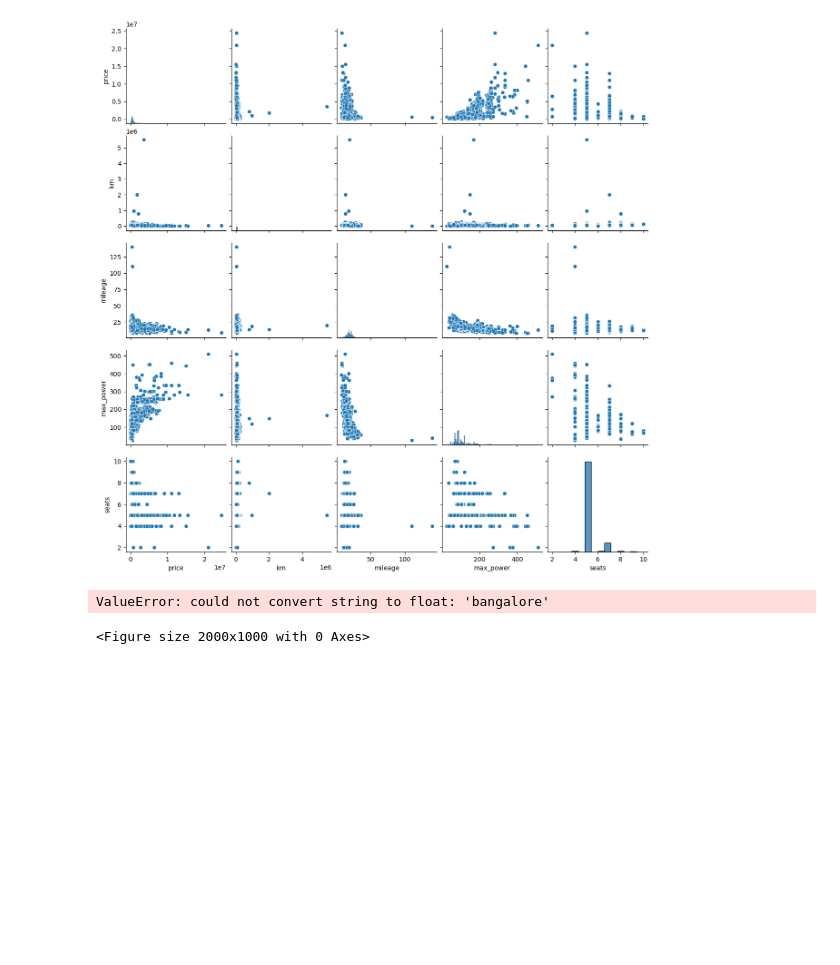
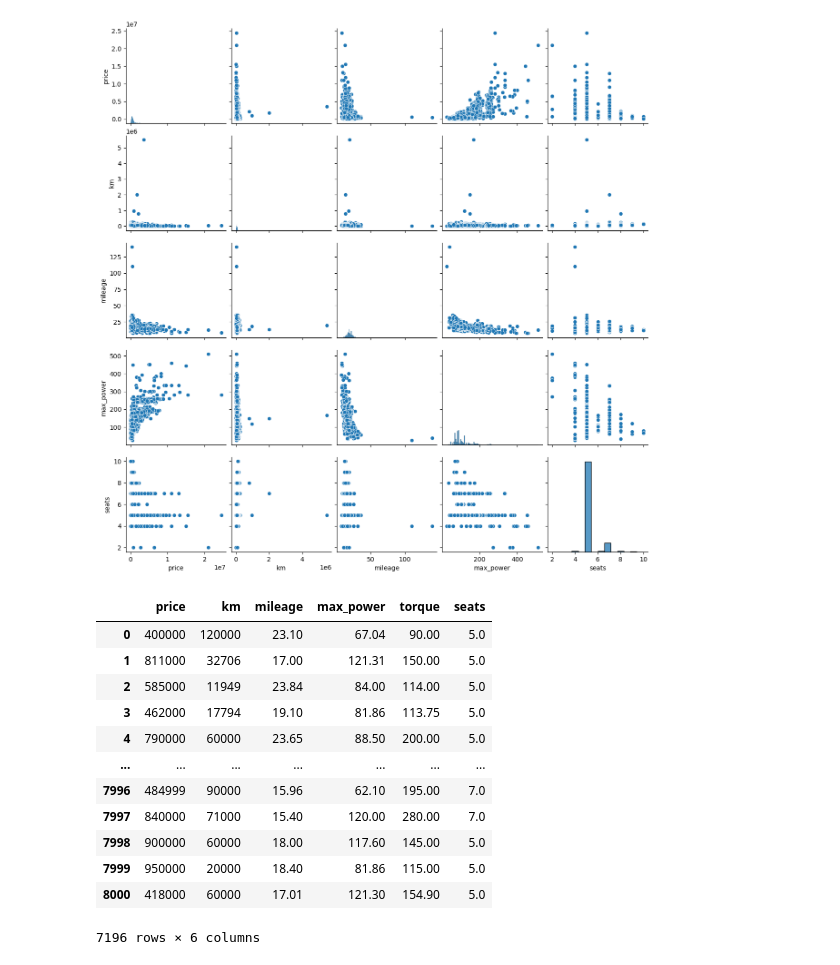
Before and after one commit to gobika21/car-prediction-app, a Jupyter notebook: Car_prediction.ipynb, the cells around one changed output. Cells and saved outputs as stored; diff of their text form; code cells hidden in the pictures; blank space fills up the shorter version.

```diff
--- a/Car_prediction.ipynb
+++ b/Car_prediction.ipynb
@@ -415,9 +400,20 @@ sns.pairplot(cardata[num_cols])
 plt.show()
 # %% [output]
 [figure]
-# %%
-plt.figure(figsize = [20,10])
-sns.heatmap(cardata.corr(),cmap='Greens', annot=True)
-# %% [output]
-ValueError: could not convert string to float: 'bangalore'
-<Figure size 2000x1000 with 0 Axes>
+# %%
+df_numeric = cardata.select_dtypes(include ="number")
+df_numeric
+# %% [output]
+|  | price | km | mileage | max_power | torque | seats |
+| 0 | 400000 | 120000 | 23.10 | 67.04 | 90.00 | 5.0 |
+| 1 | 811000 | 32706 | 17.00 | 121.31 | 150.00 | 5.0 |
+| 2 | 585000 | 11949 | 23.84 | 84.00 | 114.00 | 5.0 |
+| 3 | 462000 | 17794 | 19.10 | 81.86 | 113.75 | 5.0 |
+| 4 | 790000 | 60000 | 23.65 | 88.50 | 200.00 | 5.0 |
+| ... | ... | ... | ... | ... | ... | ... |
+| 7996 | 484999 | 90000 | 15.96 | 62.10 | 195.00 | 7.0 |
+| 7997 | 840000 | 71000 | 15.40 | 120.00 | 280.00 | 7.0 |
+| 7998 | 900000 | 60000 | 18.00 | 117.60 | 145.00 | 5.0 |
+| 7999 | 950000 | 20000 | 18.40 | 81.86 | 115.00 | 5.0 |
+| 8000 | 418000 | 60000 | 17.01 | 121.30 | 154.90 | 5.0 |
+7196 rows × 6 columns
```
Also changed, not shown: parts of 13 cells of this notebook, 4 other files.
